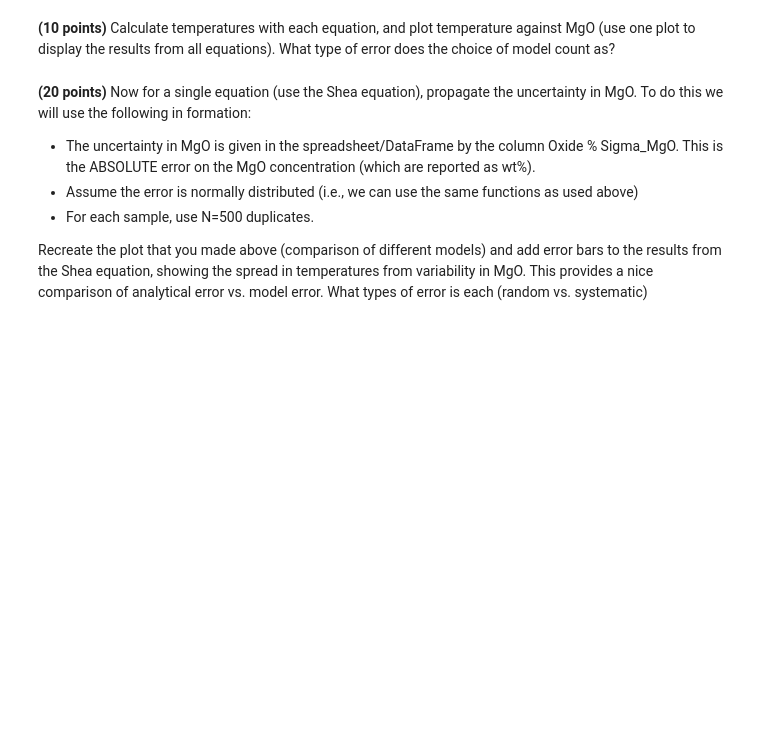
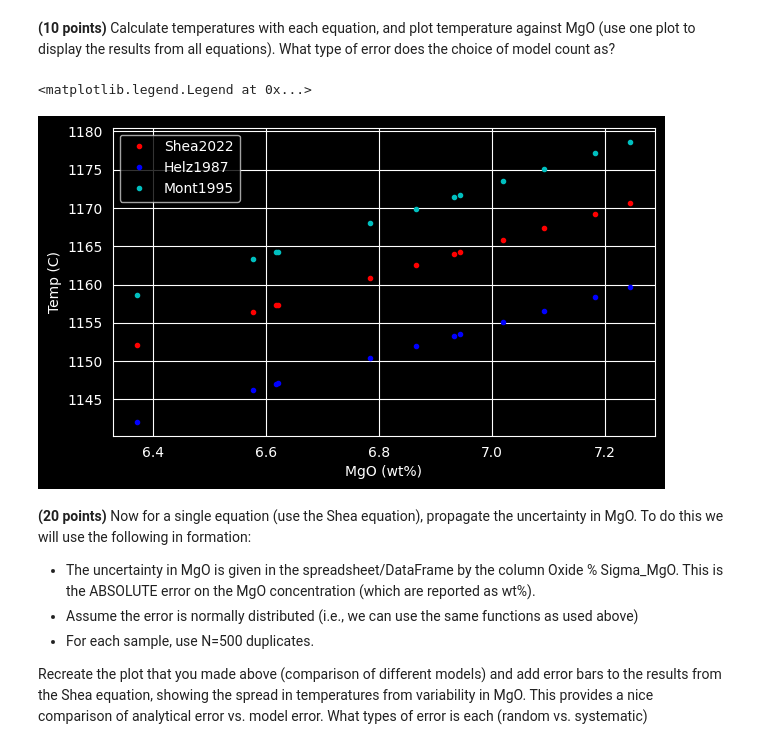
Before and after one commit to ItsukiKigoshi/EPS88_Gleeson, a Jupyter notebook: Week 7 - Error_Propagation.ipynb, the cells around one changed output. Cells and saved outputs as stored; diff of their text form; code cells hidden in the pictures; blank space fills up the shorter version.

```diff
--- a/Week 7 - Error_Propagation.ipynb
+++ b/Week 7 - Error_Propagation.ipynb
@@ -241,18 +246,21 @@ Common equations include:
 # %% [markdown]
 **(10 points)** Calculate temperatures with each equation, and plot temperature against MgO (use one plot to display the results from all equations). What type of error does the choice of model count as?
 # %%
-Shea2022 =
-Helz1987 =
-Mont1995 =
+Shea2022 = 21.2 * df_ML["MgO_Liq"] + 1017
+Helz1987 = 20.1 * df_ML["MgO_Liq"] + 1014
+Mont1995 = 23.0 * df_ML["MgO_Liq"] + 1012
 
 fig, (ax1) = plt.subplots(1, 1, figsize = (7,4))
 
 ax1.plot(df_ML['MgO_Liq'], Shea2022, '.r', label='Shea2022')
 ax1.plot(df_ML['MgO_Liq'], Helz1987, '.b', label='Helz1987')
 ax1.plot(df_ML['MgO_Liq'], Mont1995, '.c', label='Mont1995')
 ax1.set_ylabel('Temp (C)')
 ax1.set_xlabel('MgO (wt%)')
 ax1.legend()
+# %% [output]
+<matplotlib.legend.Legend at 0x...>
+[figure, added]
 # %% [markdown]
 **(20 points)** Now for a single equation (use the Shea equation), propagate the uncertainty in MgO. To do this we will use the following in formation:
 - The uncertainty in MgO is given in the spreadsheet/DataFrame by the column Oxide % Sigma_MgO.  This is the ABSOLUTE error on the MgO concentration (which are reported as wt\%).
```
Also changed, not shown: parts of 6 cells of this notebook.
